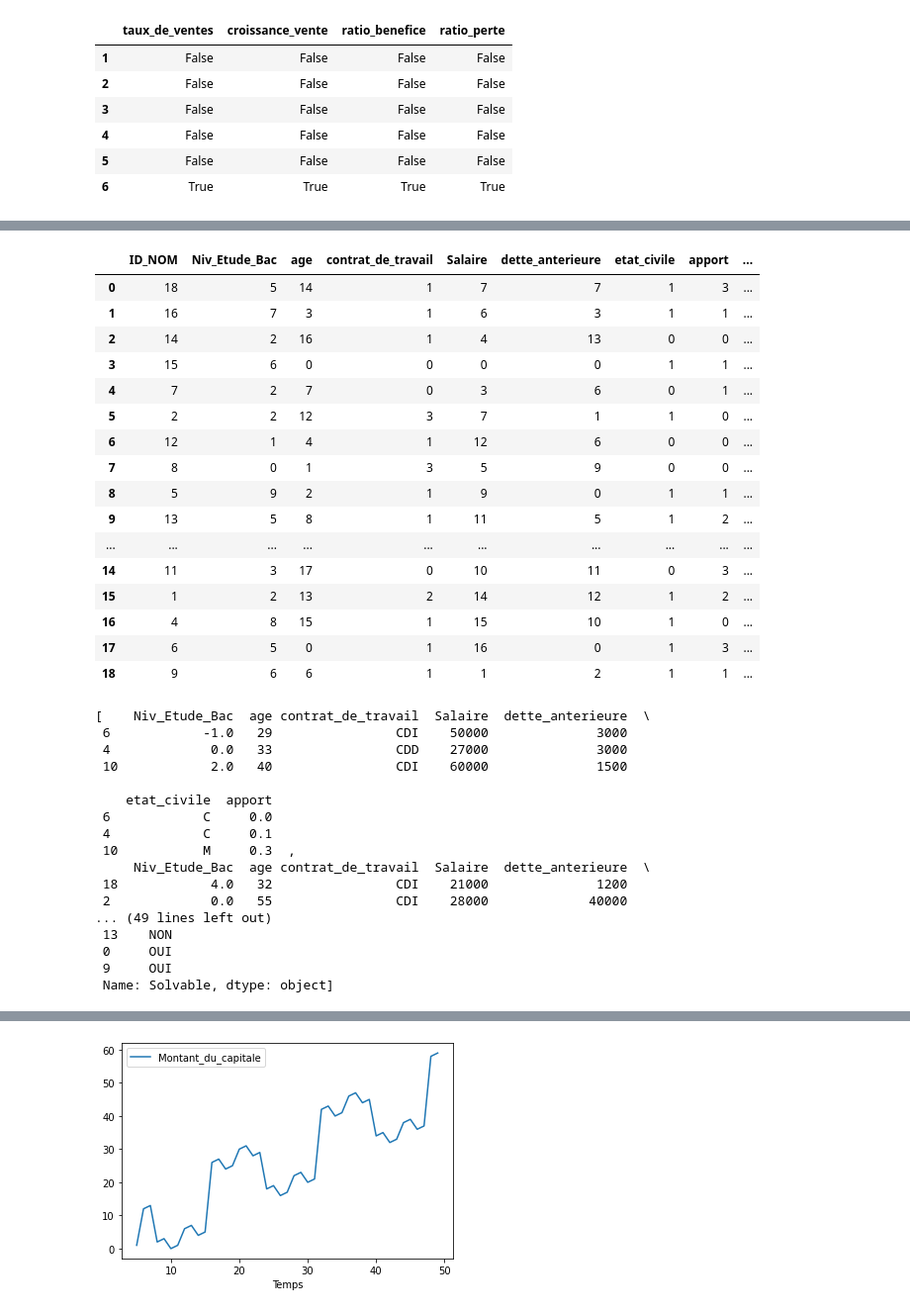
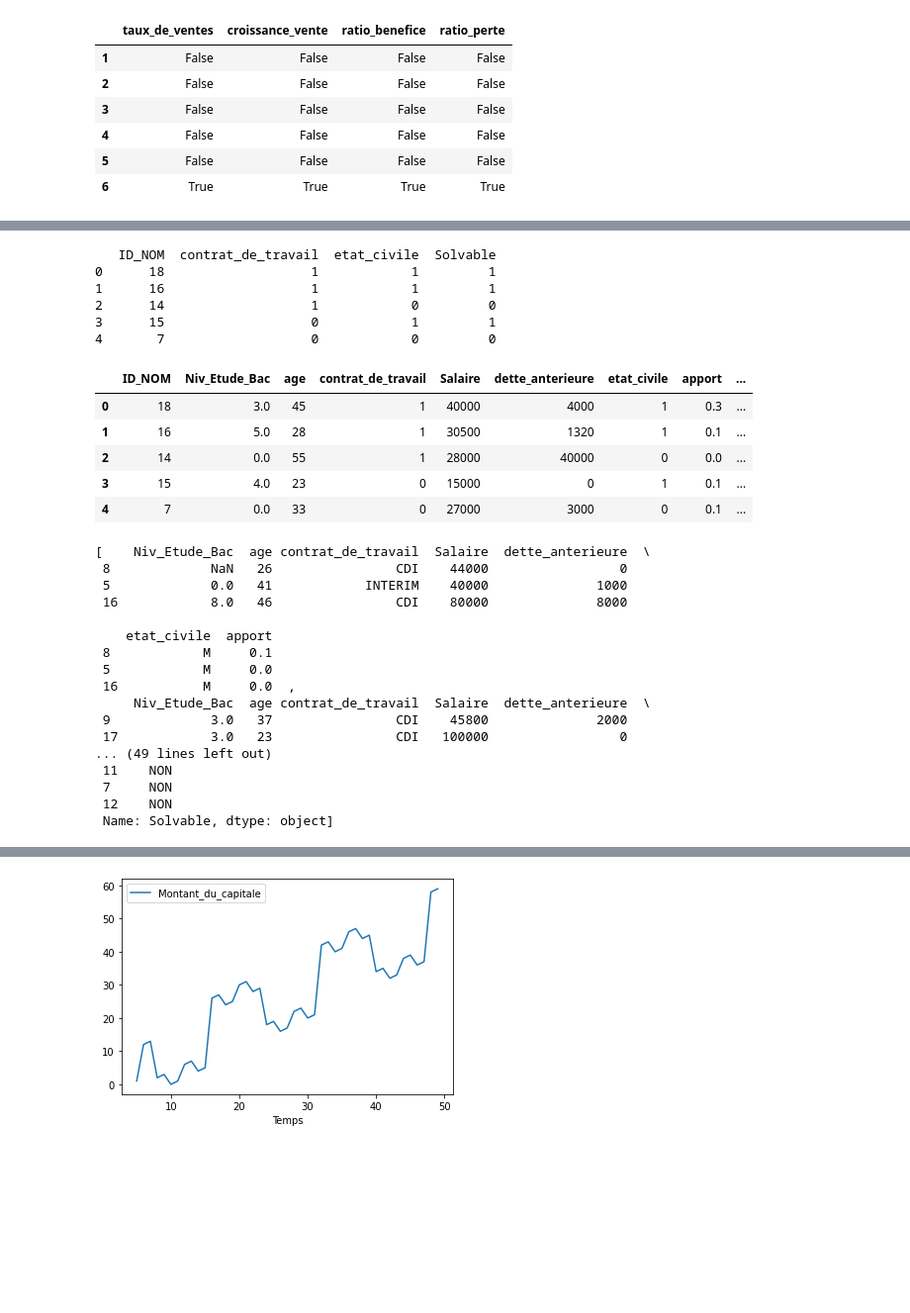
Before and after one commit to Wkekk/traitement_analyse_et_visualisation, a Jupyter notebook: Projet_01_V2.ipynb, the cells around one changed output, grey strips where cells are left out. Shown at 99% size. Drawn from its saved outputs; the diff is of its cells as text; code cells hidden in the pictures; blank space fills up the shorter version.

```diff
--- a/Projet_01_V2.ipynb
+++ b/Projet_01_V2.ipynb
@@ -253,28 +253,28 @@ print(credit_immo[["age", "Niv_Etude_Bac", "Salaire", "dette_anterieure", "appor
 # %%
 # Encoder les valeurs catégoriques (LabelEncoder)
 # Catégoriques corresponds aux chaines de caractères [ex: le genre (homme/femme)]
 
 from sklearn import preprocessing
-
-credit_immo.apply(preprocessing.LabelEncoder().fit_transform)
+categorique = credit_immo.select_dtypes(include = 'object')
+categorique = categorique.apply(preprocessing.LabelEncoder().fit_transform)
+for i in categorique.columns :
+    credit_immo[i]=categorique[i]
+print(categorique.head())
+credit_immo.head()
+#credit_immo.apply(preprocessing.LabelEncoder().fit_transform)
 # %% [output]
+   ID_NOM  contrat_de_travail  etat_civile  Solvable
+0      18                   1            1         1
+1      16                   1            1         1
+2      14                   1            0         0
+3      15                   0            1         1
+4       7                   0            0         0
 |  | ID_NOM | Niv_Etude_Bac | age | contrat_de_travail | Salaire | dette_anterieure | etat_civile | apport | ... |
-| 0 | 18 | 5 | 14 | 1 | 7 | 7 | 1 | 3 | ... |
-| 1 | 16 | 7 | 3 | 1 | 6 | 3 | 1 | 1 | ... |
-| 2 | 14 | 2 | 16 | 1 | 4 | 13 | 0 | 0 | ... |
-| 3 | 15 | 6 | 0 | 0 | 0 | 0 | 1 | 1 | ... |
-| 4 | 7 | 2 | 7 | 0 | 3 | 6 | 0 | 1 | ... |
-| 5 | 2 | 2 | 12 | 3 | 7 | 1 | 1 | 0 | ... |
-| 6 | 12 | 1 | 4 | 1 | 12 | 6 | 0 | 0 | ... |
-| 7 | 8 | 0 | 1 | 3 | 5 | 9 | 0 | 0 | ... |
-| 8 | 5 | 9 | 2 | 1 | 9 | 0 | 1 | 1 | ... |
-| 9 | 13 | 5 | 8 | 1 | 11 | 5 | 1 | 2 | ... |
-| ... | ... | ... | ... | ... | ... | ... | ... | ... | ... |
-| 14 | 11 | 3 | 17 | 0 | 10 | 11 | 0 | 3 | ... |
-| 15 | 1 | 2 | 13 | 2 | 14 | 12 | 1 | 2 | ... |
-| 16 | 4 | 8 | 15 | 1 | 15 | 10 | 1 | 0 | ... |
-| 17 | 6 | 5 | 0 | 1 | 16 | 0 | 1 | 3 | ... |
-| 18 | 9 | 6 | 6 | 1 | 1 | 2 | 1 | 1 | ... |
+| 0 | 18 | 3.0 | 45 | 1 | 40000 | 4000 | 1 | 0.3 | ... |
+| 1 | 16 | 5.0 | 28 | 1 | 30500 | 1320 | 1 | 0.1 | ... |
+| 2 | 14 | 0.0 | 55 | 1 | 28000 | 40000 | 0 | 0.0 | ... |
+| 3 | 15 | 4.0 | 23 | 0 | 15000 | 0 | 1 | 0.1 | ... |
+| 4 | 7 | 0.0 | 33 | 0 | 27000 | 3000 | 0 | 0.1 | ... |
 # %%
 # Fractionner le jeu de données pour l’entrainement et le test (Training and Test set).
 
@@ -288,21 +288,21 @@ visuel=train_test_split(credit_immo.iloc[:,1:8],credit_immo["Solvable"], test_si
 visuel
 # %% [output]
 [    Niv_Etude_Bac  age contrat_de_travail  Salaire  dette_anterieure  \
- 6            -1.0   29                CDI    50000              3000
- 4             0.0   33                CDD    27000              3000
- 10            2.0   40                CDI    60000              1500
+ 8             NaN   26                CDI    44000                 0
+ 5             0.0   41            INTERIM    40000              1000
+ 16            8.0   46                CDI    80000              8000
 
     etat_civile  apport
- 6            C     0.0
- 4            C     0.1
- 10           M     0.3  ,
+ 8            M     0.1
+ 5            M     0.0
+ 16           M     0.0  ,
      Niv_Etude_Bac  age contrat_de_travail  Salaire  dette_anterieure  \
- 18            4.0   32                CDI    21000              1200
- 2             0.0   55                CDI    28000             40000
+ 9             3.0   37                CDI    45800              2000
+ 17            3.0   23                CDI   100000                 0
 ... (49 lines left out)
- 13    NON
- 0     OUI
- 9     OUI
+ 11    NON
+ 7     NON
+ 12    NON
  Name: Solvable, dtype: object]
 # %%
 #Mise à l’échelle des features (StandardScaler)
```
Also changed, not shown: parts of 4 cells of this notebook.
